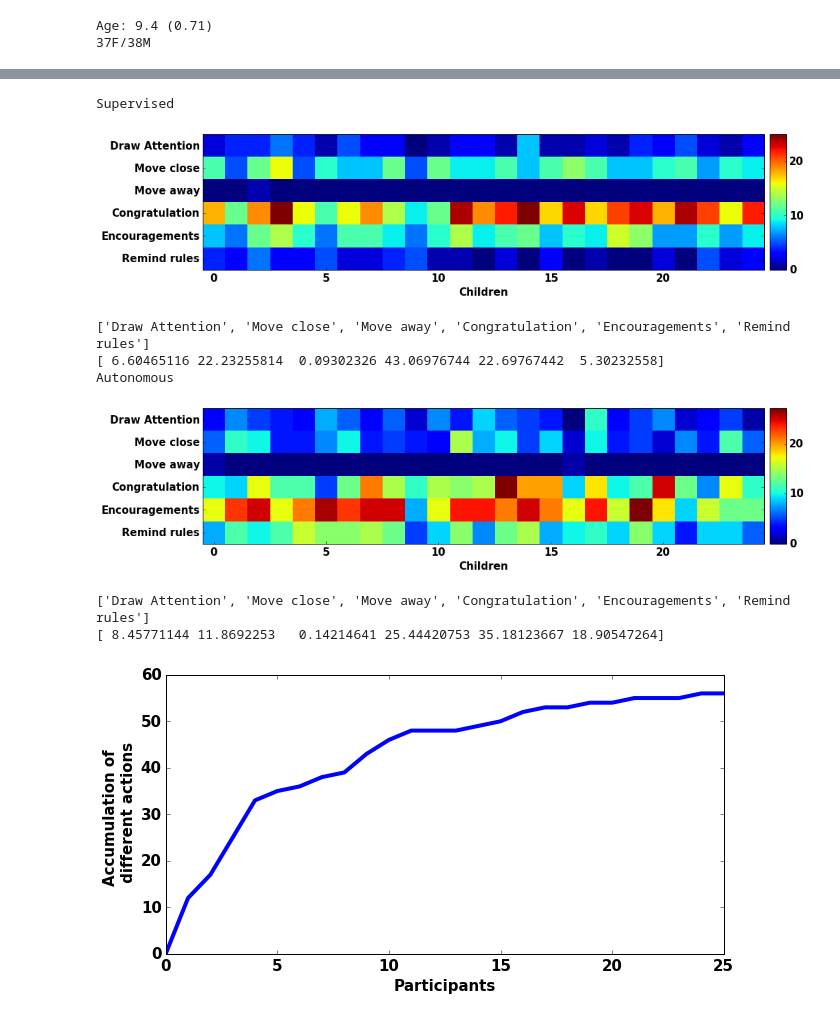
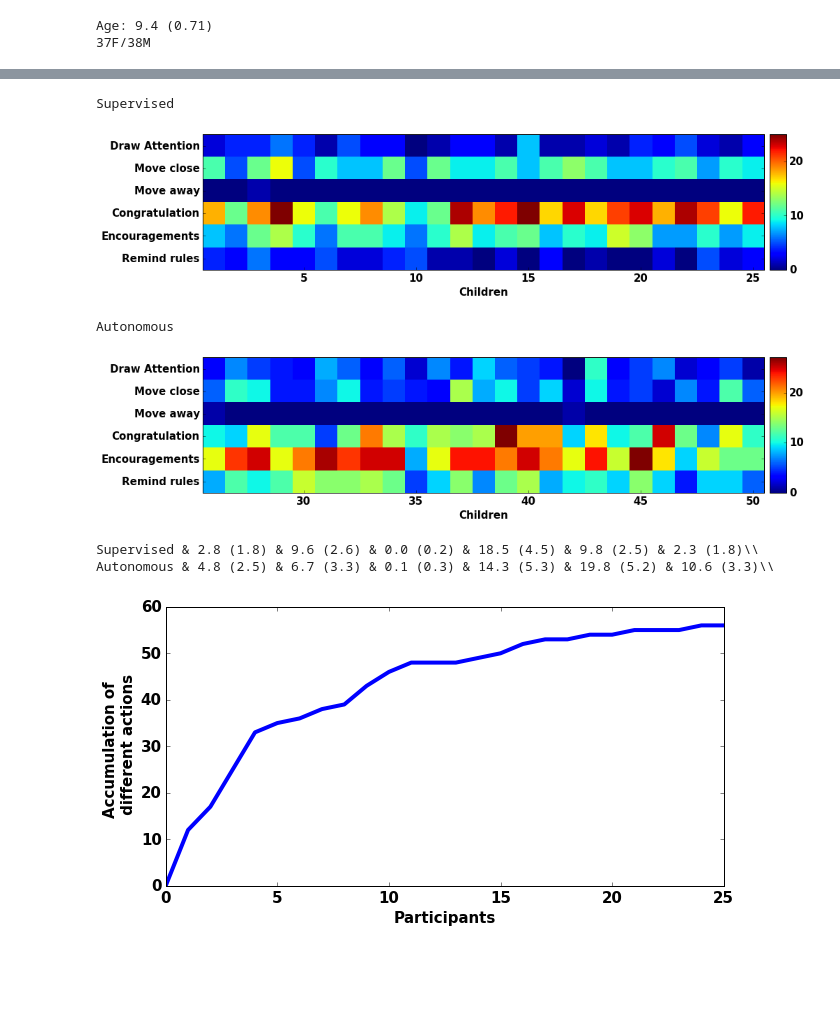
Before and after one commit to emmanuel-senft/data-foodchain, a Jupyter notebook: analyse.ipynb, the cells around one changed output, grey strips where cells are left out. Drawn from its saved outputs; the diff is of its cells as text; code cells hidden in the pictures; blank space fills up the shorter version.

```diff
--- a/analyse.ipynb
+++ b/analyse.ipynb
@@ -101,9 +151,15 @@ def analyse(data,x,y,hue,xlabel,ylabel,palette=["deepskyblue", "#F7C544", "#0AB2
 # %%
+saving=True
+sub_frame = df.loc[(df["condition"]=="Supervised") | (df["condition"]=="Autonomous")]
+analyse_single(df,"condition","learning","Condition","Learning gain", saving=saving)
+analyse(df,"Game","d_eat","condition","Game round","Exposure to learning items",saving=True)
+analyse(df,"Game","points","condition","Game round","Points", saving=saving)
+analyse(df,"Game","time","condition","Game round","Time", saving=saving)
+analyse(df,"test","perf","condition","Test","Performance", saving=saving)
+analyse(sub_frame,"Game","compliance_ratio","condition","Game round","Compliance Ratio", saving=True)
 saving=False
-analyse_single(df,"condition","learning","Condition","Learning gain", saving=saving)
-analyse(df,"Game","d_eat","condition","Game session","Different eating interactions",saving=saving)
-analyse(df,"Game","points","condition","Game session","Points", saving=saving)
-analyse(df,"Game","time","condition","Game session","Time", saving=saving)
-analyse(df,"test","perf","condition","Test","Performance", saving=saving)
+action_categories=["att","mvc","mva", "mvt", "congrats", "encour", "rul"]
+action_labels=["Drawing attention","Move close", "Move away", "Move to", "Congratulations", "Encouragements","Remind rules"]
+analyse_actions(sub_frame,action_categories,"condition","","Number",action_labels,saving=saving)
 # %% [output]
 [figure]
@@ -151,11 +209,11 @@ for i, a in enumerate(d):
     n_cancel[i]=len(a["cancel"])
     n_remove[i]=len(a["remove"])
 
-saving=False
+saving=True
 f=plt.figure(figsize=(15,5))
 n_good=n_autoexe+n_enforced+n_doit+n_reenforced
-n_bad=n_proposed - n_good
-n_teacher = n_select - n_reenforced
+n_bad=n_cancel + n_remove + n_skip - n_reenforced
+n_teacher = n_select - n_reenforced - n_enforced
 n_good_child=np.zeros(len(n_good)/4)
 n_bad_child=np.zeros(len(n_bad)/4)
 n_teacher_child=np.zeros(len(n_teacher)/4)
@@ -169,7 +227,9 @@ plt.plot(n_bad_child,'r',linewidth=4, label="Bad Propositions")
 plt.plot(n_teacher_child,'gold',linewidth=4, label="Teacher selection")
 plt.ylabel("Number of action",**font)
 plt.xlabel("Children",**font)
-plt.legend(prop={'size': 14})
+plt.legend(prop={'size': 14}, loc="upper center")
+
+#Add stats
 
 if saving:
     f.savefig(path+"summary_supervision.pdf",bbox_inches="tight")
@@ -211,44 +271,62 @@ def get_matrix(actions):
     executed_actions = np.zeros((len(ind_action_labels),len(actions)))
     for i,a in enumerate(actions):
         for key in a.keys():
             for ind,l in enumerate(ind_action_labels):
                 if action_labels[key].startswith(l):
                     executed_actions[ind,i]+=a[key]
     return ind_action_labels,executed_actions
 
-def get_action(actions,name,saving=True):
+def get_action(actions,name,saving=True, letters=False):
     l,m=get_matrix(actions)
     f, ax1 = plt.subplots(figsize=(15,5))
     cax=ax1.matshow(m)
     labels = ["Draw Attention", "Move close", "Move away","Congratulation","Encouragements","Remind rules"]
     plt.yticks(np.arange(len(l)), labels)
 
     plt.gca().xaxis.tick_bottom()
+    plt.xticks([4,9,14,19,24], [5,10,15,20,25])
+    if letters:
+        plt.xticks([4,9,14,19,24], [30,35,40,45,50])
     #plt.title(title)
     plt.xlabel("Children",**font)
     divider = make_axes_locatable(ax1)
     cax1 = divider.append_axes("right", size="3%", pad=0.1)
     cbar=f.colorbar(cax, cax=cax1)
     cbar.set_ticks([0,10,20])
     cbar.ax.set_yticklabels([0, 10,20])
     plt.show()
     if saving:
         f.savefig(path+name+"_actions.pdf",bbox_inches="tight")
-    print labels
-    print np.sum(m,axis=1)*100/np.sum(m)
 print "Supervised"
-get_action(actions_supervised,"supervised",saving=False)
+get_action(actions_supervised,"supervised",saving=saving)
 print "Autonomous"
-get_action(actions_autonomous,"autonomous",saving=False)
+get_action(actions_autonomous,"autonomous",saving=saving,letters=True)
 # %% [output]
 Supervised
-[figure, old version]
+[figure, new version]
-['Draw Attention', 'Move close', 'Move away', 'Congratulation', 'Encouragements', 'Remind rules']
-[ 6.60465116 22.23255814  0.09302326 43.06976744 22.69767442  5.30232558]
 Autonomous
-[figure, old version]
+[figure, new version]
-['Draw Attention', 'Move close', 'Move away', 'Congratulation', 'Encouragements', 'Remind rules']
-[ 8.45771144 11.8692253   0.14214641 25.44420753 35.18123667 18.90547264]
+# %%
+labels = ["Draw Attention", "Move close", "Move away","Congratulation","Encouragements","Remind rules"]
+l,m=get_matrix(actions_supervised)
+len(m)
+to_print="Supervised"
+for v in m:
+    to_print += " & "+str(round(np.mean(v),1))+" ("+str(round(np.std(v),1))+")"
+to_print +="\\\\"
+print to_print
+l,m=get_matrix(actions_autonomous)
+len(m)
+to_print="Autonomous"
+for v in m:
+    to_print += " & "+str(round(np.mean(v),1))+" ("+str(round(np.std(v),1))+")"
+to_print +="\\\\"
+print to_print
+#print np.mean(m,axis=1)
+#print np.std(m,axis=1)
+# %% [output]
+Supervised & 2.8 (1.8) & 9.6 (2.6) & 0.0 (0.2) & 18.5 (4.5) & 9.8 (2.5) & 2.3 (1.8)\\
+Autonomous & 4.8 (2.5) & 6.7 (3.3) & 0.1 (0.3) & 14.3 (5.3) & 19.8 (5.2) & 10.6 (3.3)\\
 # %%
 with open("different_actions.json",'r') as f:
     actions=json.load(f)
```
Also changed, not shown: parts of 5 cells of this notebook, 3 other files.
